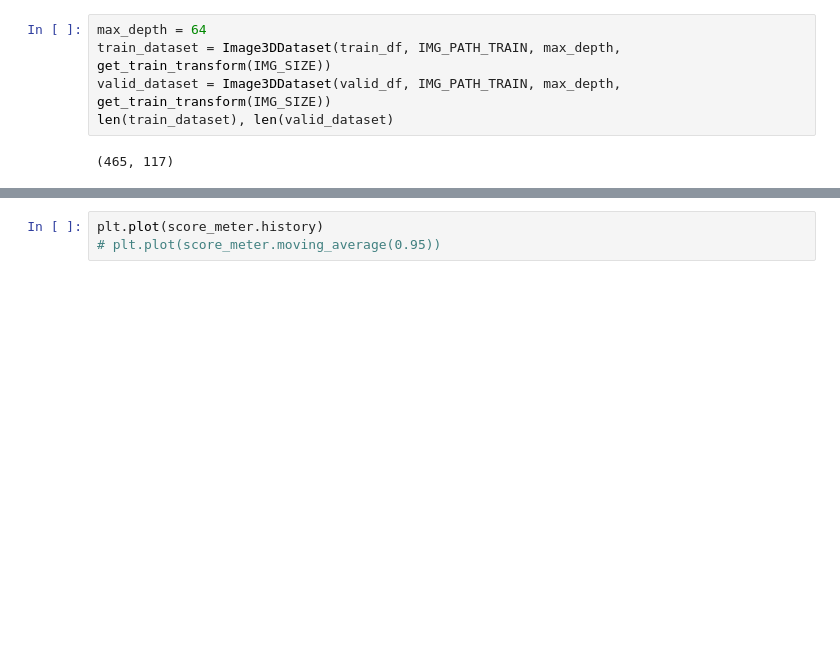
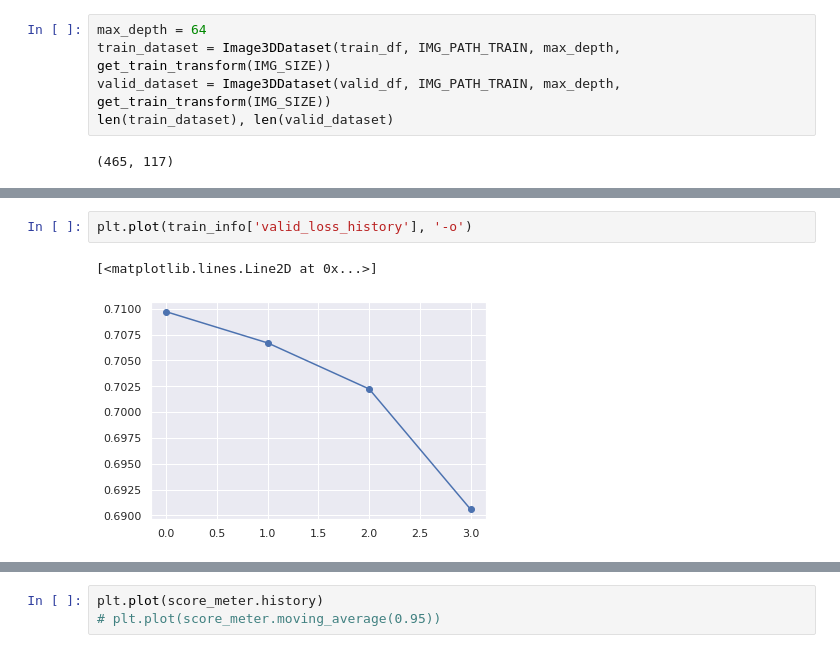
Before and after one commit to MIchaelKa/rsna-brain-tumor, a Jupyter notebook: rsna-brain-tumor-train.ipynb, the cells around one changed output, grey strips where cells are left out. Cells and saved outputs as stored; diff of their text form; blank space fills up the shorter version.

```diff
--- a/rsna-brain-tumor-train.ipynb
+++ b/rsna-brain-tumor-train.ipynb
@@ -748,0 +772,5 @@ plt.plot(loss_meter.moving_average(0.95))
+# %%
+plt.plot(train_info['valid_loss_history'], '-o')
+# %% [output]
+[<matplotlib.lines.Line2D at 0x...>]
+[figure, added]
```
Also changed, not shown: parts of 37 cells of this notebook, 4 other files.
